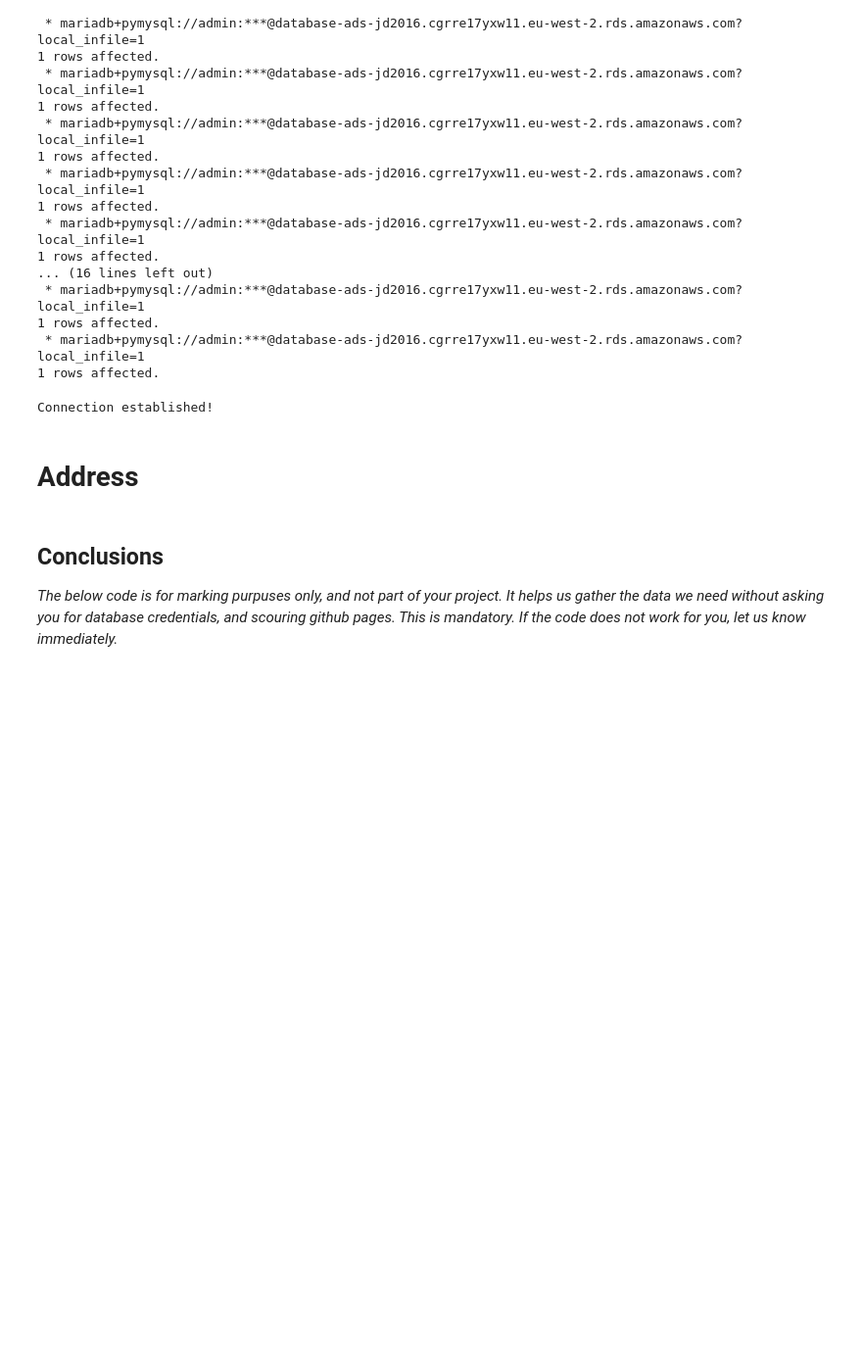
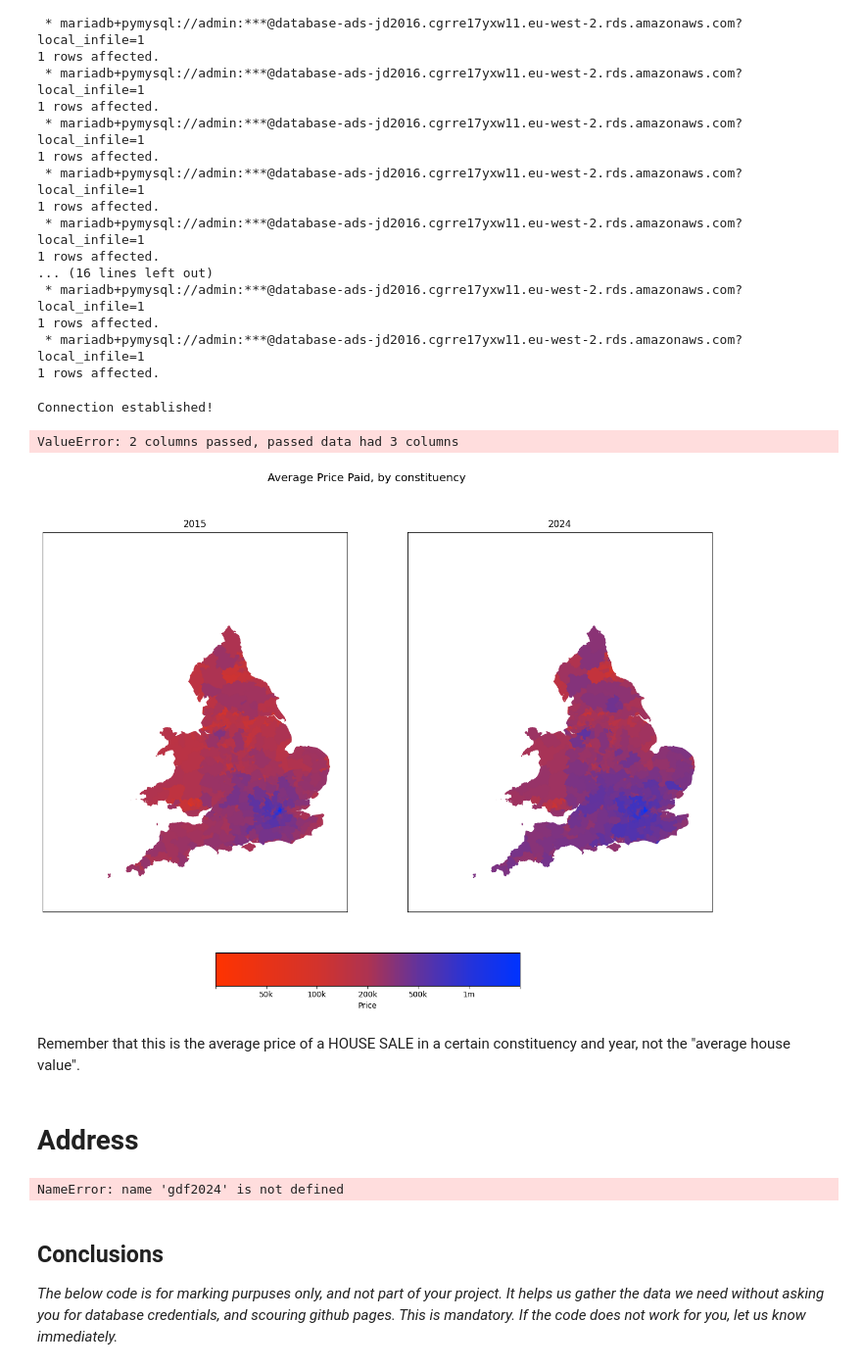
Before and after one commit to JDS289/jd2016_ads_2024, a Jupyter notebook: ads_course_assessment.ipynb, the cells around one changed output. Shown at 98% size. Saved outputs shown, nothing was run; the diff lists cells and outputs as text; code cells hidden in the pictures; blank space fills up the shorter version.

```diff
--- a/ads_course_assessment.ipynb
+++ b/ads_course_assessment.ipynb
@@ -786,24 +821,28 @@ conn = fynesse.access.create_connection("admin", userdata.get("password"), "data
 cur = conn.cursor()
 
 cur.execute(f"""
-      SELECT AVG(p.price) as mean_price, ST_AsText(geometry) as geom FROM boundaries2024 b
+      SELECT b.ONS_ID as ons_id, AVG(p.price) as mean_price, ST_AsText(geometry) as geom FROM boundaries2024 b
       JOIN (SELECT * FROM prices_coordinates_data WHERE db_id BETWEEN 0 AND {pcd_year_delimiters[2023]-1}) p
       ON b.ONS_ID = p.ons_id2024
       GROUP BY geometry""")
 priceResults2024 = cur.fetchall()
 
 cur.execute(f"""
-      SELECT AVG(p.price) as mean_price, ST_AsText(geometry) as geom FROM boundaries2010_to_2019 b
+      SELECT b.ONS_ID as ons_id, AVG(p.price) as mean_price, ST_AsText(geometry) as geom FROM boundaries2010_to_2019 b
       JOIN (SELECT * FROM prices_coordinates_data WHERE db_id BETWEEN {pcd_year_delimiters[2015]} AND {pcd_year_delimiters[2014]-1}) p
       ON b.ONS_ID = p.ons_id2010_to_2019
       GROUP BY geometry""")
 priceResults2015 = cur.fetchall()
 
 
-priceGdf2024 = resultsToGDF(pd.DataFrame(priceResults2024, columns=["mean_price", "geom"]))
-priceGdf2015 = resultsToGDF(pd.DataFrame(priceResults2015, columns=["mean_price", "geom"]))
+priceGdf2024 = resultsToGDF(pd.DataFrame(priceResults2024, columns=["ons_id", "mean_price", "geom"]).set_index("ons_id"))
+priceGdf2015 = resultsToGDF(pd.DataFrame(priceResults2015, columns=["ons_id", "mean_price", "geom"]).set_index("ons_id"))
 # %% [output]
 Connection established!
+ValueError: 2 columns passed, passed data had 3 columns
+# %%
+priceGdf2024 = resultsToGDF(pd.DataFrame(priceResults2024, columns=["ons_id", "mean_price", "geom"]).set_index("ons_id"))
+priceGdf2015 = resultsToGDF(pd.DataFrame(priceResults2015, columns=["ons_id", "mean_price", "geom"]).set_index("ons_id"))
 # %%
 def color_from_price(price):
   return (1.1**(-price / 50000), 0.2, 1 - 1.1**(-price / 50000))
@@ -815,23 +856,58 @@ def drawPrice(ax, geoms, prices):
 # %%
-xlim, ylim = (-0.8 * 10**5, 7 * 10**5), (-0.8 * 10**5, 13 * 10**5)
+xlim, ylim = (-0.8 * 10**5, 7 * 10**5), (-0.8 * 10**5, 9 * 10**5)
 xspan, yspan = xlim[1] - xlim[0], ylim[1] - ylim[0]
 
-fig, (axs, colorbarAxis) = plt.subplots(nrows=2, ncols=2, height_ratios=[0.92, 0.08], figsize=(1.2 * xspan / (10**5), 0.72 * yspan / (10**5)))
+fig, (axs, (colorbarAxis, _)) = plt.subplots(nrows=2, ncols=2, height_ratios=[0.92, 0.08], figsize=(2 * xspan / (10**5), (1+0.08/0.92) * yspan / (10**5)))
+_.set_axis_off()
 
 
 plt.suptitle("Average Price Paid, by constituency", fontsize="x-large")
 
 for i, ax in enumerate(axs):
   year = ("2015", "2024")[i]
   ax.set_title(f"{year}")
 
   ax.set_xlim(xlim)
   ax.set_ylim(ylim)
+  ax.set_xticks([])
+  ax.set_yticks([])
 
   gdf = (priceGdf2015, priceGdf2024)[i]
   drawPrice(ax, gdf["geometry"], gdf["mean_price"])
+
+
+labels = ("0", "50k", "100k", "200k", "500k", "1m", "10m")
+
+def label_to_num(label):
+  if label[-1] == "k":
+    return int(label[:-1]) * 1000
+  elif label[-1] == "m":
+    return int(label[:-1]) * 10 ** 6
+  else:
+    return int(label)
+
+cb = fig.colorbar(
+    ScalarMappable(norm=Normalize(vmin=0, vmax=1), cmap=LinearSegmentedColormap.from_list("", [color_from_price(label_to_num(l)) for l in labels])),
+    pad=0.2,
+    cax=colorbarAxis,
+    orientation="horizontal"
+)
+
+cb.set_label("Price")
+cb.set_ticks(ticks=[x/6 for x in range(7)], labels=("",)+labels[1:-1]+("",))
+LL, BB, WW, HH = cb.ax.get_position().bounds
+cb.ax.set_position([LL+0.2, BB, WW, HH])
+# %% [output]
+[figure, added]
+# %% [markdown]
+Remember that this is the average price of a HOUSE SALE in a certain constituency and year, not the "average house value".
 # %% [markdown]
 # Address
+# %%
+greenGdf2024 = gdf2024  # renaming for clarity
+joined2024 = greenGdf2024.join(priceGdf2024, how="inner")
+# %% [output]
+NameError: name 'gdf2024' is not defined
 # %% [markdown]
 ## Conclusions
 
```
Also changed, not shown: parts of 14 cells of this notebook.
